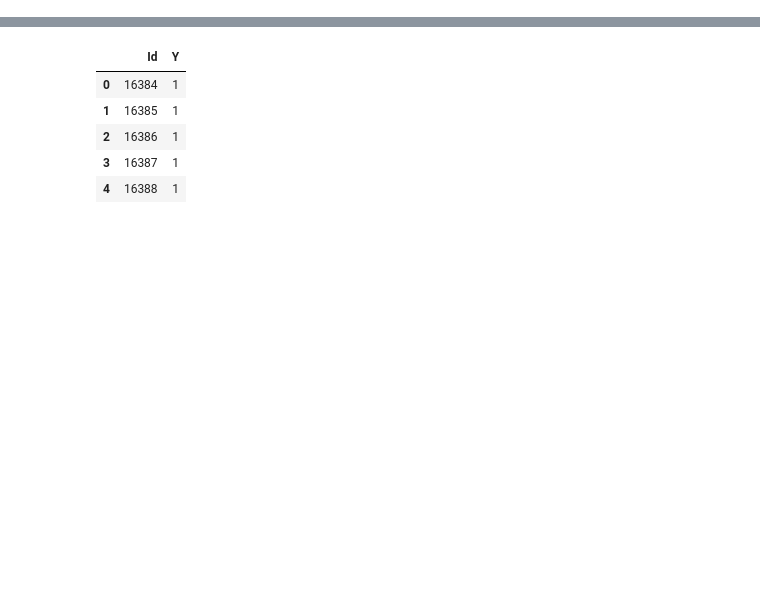
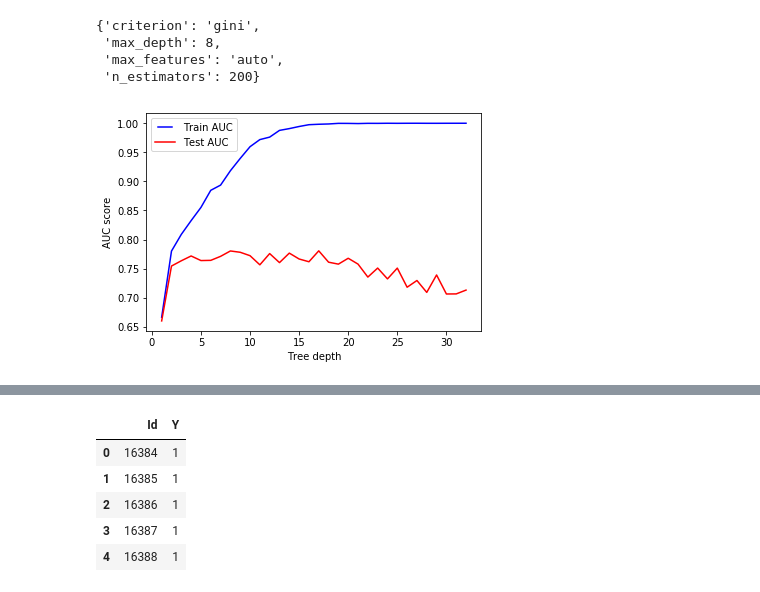
Before and after one commit to ayushsriv/Kaggle, a Jupyter notebook: Kaggle_competition.ipynb, the cells around one changed output, grey strips where cells are left out. Saved outputs shown, nothing was run; the diff lists cells and outputs as text; code cells hidden in the pictures; blank space fills up the shorter version.

```diff
--- a/Kaggle_competition.ipynb
+++ b/Kaggle_competition.ipynb
@@ -75,0 +30,49 @@ Fitting 3 folds for each of 20 candidates, totalling 60 fits
+# %%
+from sklearn.model_selection import train_test_split
+from sklearn.model_selection import GridSearchCV
+
+x_train, x_test, y_train, y_test = train_test_split(Xtrain, y, test_size=0.20, random_state=42)
+rfc=RandomForestClassifier(random_state=42)
+param_grid = {
+    'n_estimators': [200, 500],
+    'max_features': ['auto', 'sqrt', 'log2'],
+    'max_depth' : [4,5,6,7,8],
+    'criterion' :['gini', 'entropy']
+}
+
+CV_rfc = GridSearchCV(estimator=rfc, param_grid=param_grid, cv= 5)
+CV_rfc.fit(x_train, y_train)
+CV_rfc.best_params_
+# %% [output]
+{'criterion': 'gini',
+ 'max_depth': 8,
+ 'max_features': 'auto',
+ 'n_estimators': 200}
+# %%
+from sklearn.model_selection import train_test_split
+from sklearn.metrics import roc_curve, auc
+import matplotlib.pyplot as plt
+max_depths = np.linspace(1, 32, 32, endpoint=True)
+train_results = []
+test_results = []
+for max_depth in max_depths:
+   rf1 = RandomForestRegressor(max_depth=max_depth, n_jobs=-1)
+   rf1.fit(x_train, y_train)
+   train_pred = rf1.predict(x_train)
+   false_positive_rate, true_positive_rate, thresholds = roc_curve(y_train, train_pred)
+   roc_auc = auc(false_positive_rate, true_positive_rate)
+   train_results.append(roc_auc)
+   y_pred = rf1.predict(x_test)
+   false_positive_rate, true_positive_rate, thresholds = roc_curve(y_test, y_pred)
+   roc_auc = auc(false_positive_rate, true_positive_rate)
+   test_results.append(roc_auc)
+
+from matplotlib.legend_handler import HandlerLine2D
+line1, = plt.plot(max_depths, train_results, 'b', label="Train AUC")
+line2, = plt.plot(max_depths, test_results, 'r', label="Test AUC")
+plt.legend(handler_map={line1: HandlerLine2D(numpoints=2)})
+plt.ylabel('AUC score')
+plt.xlabel('Tree depth')
+plt.show()
+# %% [output]
+[figure, added]
```
Also changed, not shown: parts of 10 cells of this notebook, 1 other file.
